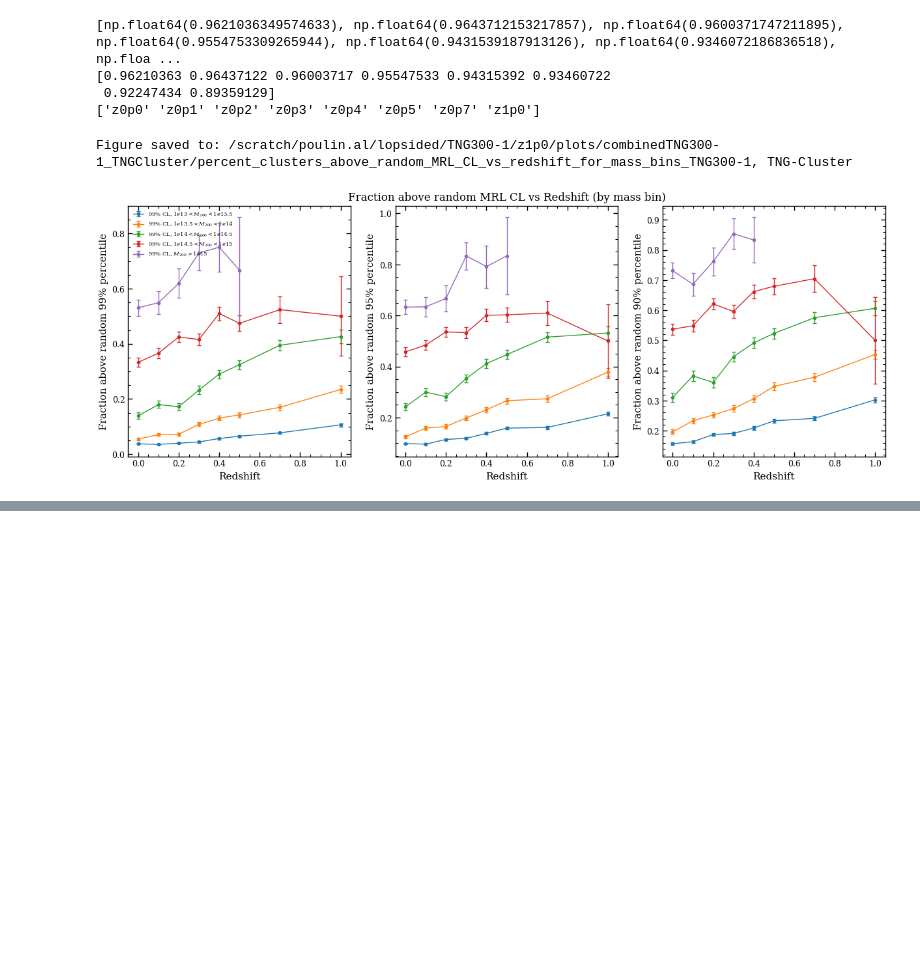
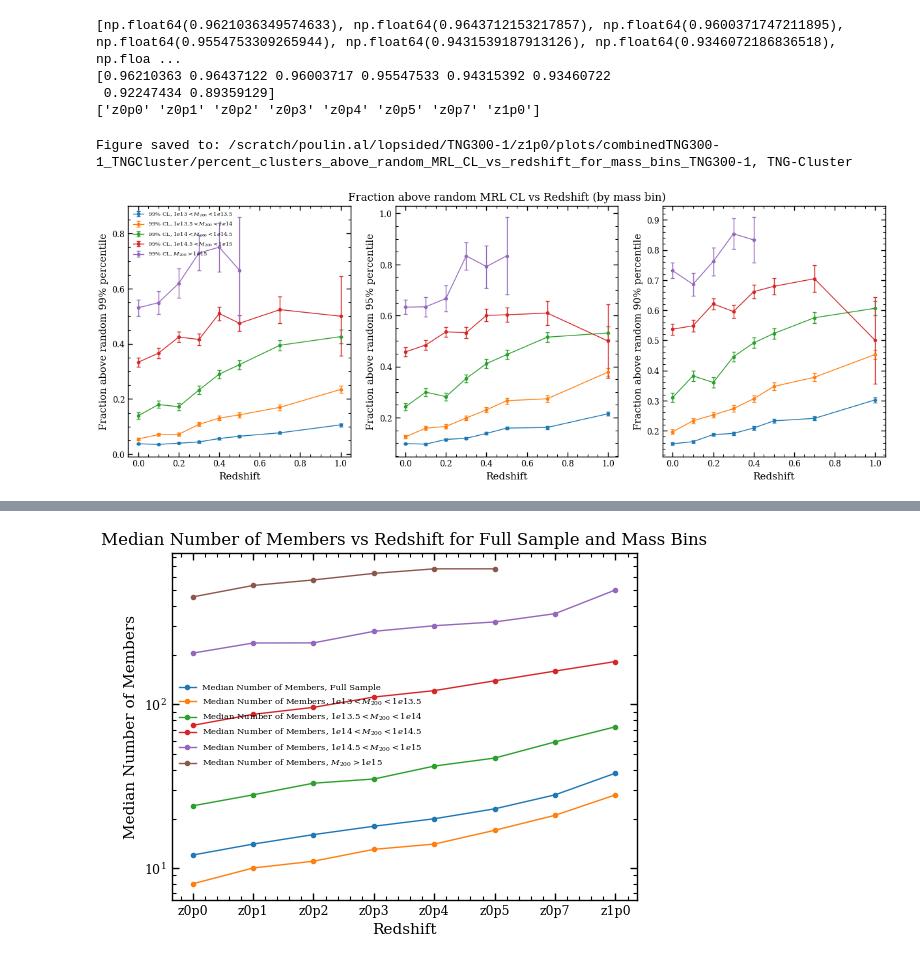
Before and after one commit to poulinal/sat-lopsidedness, a Jupyter notebook: src/myproject/redshiftGalaxyGroup-combine300Cluster.ipynb, the cells around one changed output, grey strips where cells are left out. Cells and saved outputs as stored; diff of their text form; code cells hidden in the pictures; blank space fills up the shorter version.

```diff
--- a/src/myproject/redshiftGalaxyGroup-combine300Cluster.ipynb
+++ b/src/myproject/redshiftGalaxyGroup-combine300Cluster.ipynb
@@ -1143,0 +1144,74 @@ Figure saved to: /scratch/poulin.al/lopsided/TNG-Cluster/z1p0/plots/median_mass_
+# %%
+# plot number of members in the clusters across redshift for the full sample and for the 5 mass bins
+from myproject.utilities.snapshotEnum import SnapshotEnum
+from myproject.utilities.plottingTools import AstroPlotter
+import numpy as np
+redshifts = []
+median_num_members_full_sample = []
+median_num_members_mass_bins = [[] for _ in range(len(mass_bin_labels))]
+
+for snapshot in SnapshotEnum.getAllSnapshots():
+    if snapshot[0] < 45:
+        continue #too high redshift
+    print(f"Processing snapshot {snapshot[0]}...")
+    galaxyAnalysisSnapshot = listRedshiftGalaxyAnalysis.getGalaxyAnalysisSnapshot(snapshot[0])
+    mass_bins = [
+        galaxyAnalysisSnapshot.filtered_gt13_ls13p5_list_of_galaxy_groups,
+        galaxyAnalysisSnapshot.filtered_gt13p5_ls14_list_of_galaxy_groups,
+        galaxyAnalysisSnapshot.filtered_gt14_ls14p5_list_of_galaxy_groups,
+        galaxyAnalysisSnapshot.filtered_gt14p5_ls15_list_of_galaxy_groups,
+        galaxyAnalysisSnapshot.filtered_gt15_list_of_galaxy_groups,
+    ]
+    print(galaxyAnalysisSnapshot.snapshot_dic[snapshot[0]][0])
+    redshifts.append(galaxyAnalysisSnapshot.snapshot_dic[snapshot[0]][0])
+
+    # Full sample median number of members
+    all_num_members = []
+    for mass_bin in mass_bins:
+        for gg in mass_bin.getAllGalaxyGroups():
+            all_num_members.append(len(gg.getSatelliteSubhalos()))
+    if len(all_num_members) > 0:
+        median_num_members_full_sample.append(float(np.median(all_num_members)))
+    else:
+        median_num_members_full_sample.append(np.nan)
+
+    # Mass bin median number of members
+    for i, mass_bin in enumerate(mass_bins):
+        num_members = [len(gg.getSatelliteSubhalos()) for gg in mass_bin.getAllGalaxyGroups()]
+        if len(num_members) > 0:
+            median_num_members_mass_bins[i].append(float(np.median(num_members)))
+        else:
+            median_num_members_mass_bins[i].append(np.nan)
+
+mass_bin_median_num_members_plotter = AstroPlotter()
+mass_bin_median_num_members_fig, mass_bin_median_num_members_ax = mass_bin_median_num_members_plotter.create_figure()
+mass_bin_median_num_members_ax.plot(
+    redshifts,
+    median_num_members_full_sample,
+    label='Median Number of Members, Full Sample',
+    marker='o',
+    linestyle='-',
+    linewidth=1,
+    markersize=3,
+)
+for i in range(len(mass_bin_labels)):
+    mass_bin_median_num_members_ax.plot(
+        redshifts,
+        median_num_members_mass_bins[i],
+        label=f'Median Number of Members, {mass_bin_labels[i]}',
+        marker='o',
+        linestyle='-',
+        linewidth=1,
+        markersize=3,
+    )
+mass_bin_median_num_members_ax.set_xlabel('Redshift')
+mass_bin_median_num_members_ax.set_ylabel('Median Number of Members')
+mass_bin_median_num_members_ax.set_title('Median Number of Members vs Redshift for Full Sample and Mass Bins')
+mass_bin_median_num_members_ax.legend(fontsize=6)
+mass_bin_median_num_members_ax.set_yscale('log')
+mass_bin_median_num_members_plotter.save_figure(
+    mass_bin_median_num_members_fig,
+    galaxyAnalysisSnapshot.scratchPlotDirc
+    + f'/median_number_of_members_vs_redshift_for_full_sample_and_mass_bins_{galaxyAnalysisSnapshot.sim}{galaxyAnalysisSnapshot.plotEndingFormat}',
+)
+# %% [output]
@@ -1143,0 +1227 @@ Figure saved to: /scratch/poulin.al/lopsided/TNG-Cluster/z1p0/plots/median_mass_
+[figure, added]
```
Also changed, not shown: parts of 13 cells of this notebook, 3 other files.
